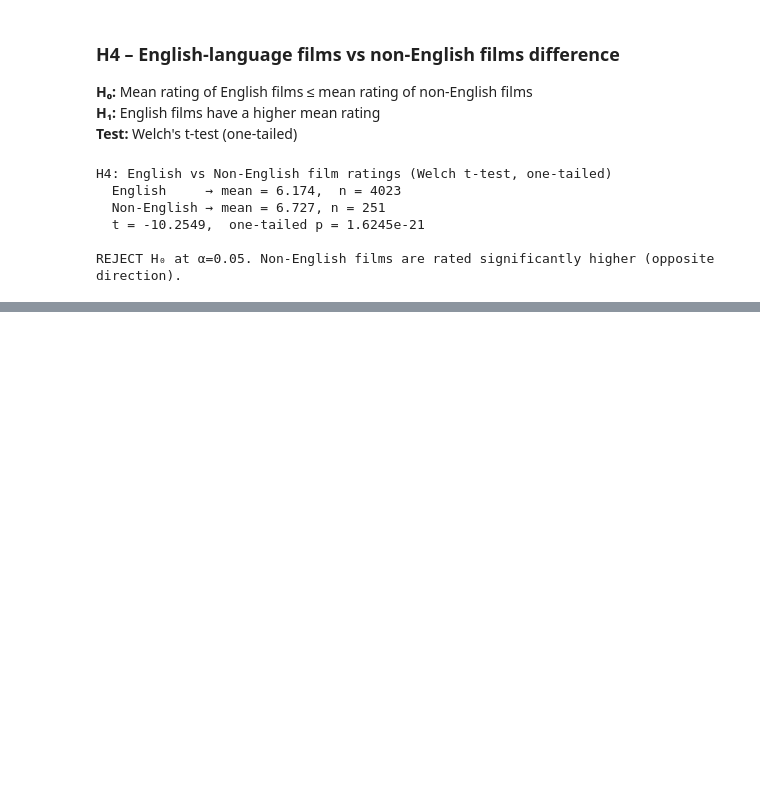
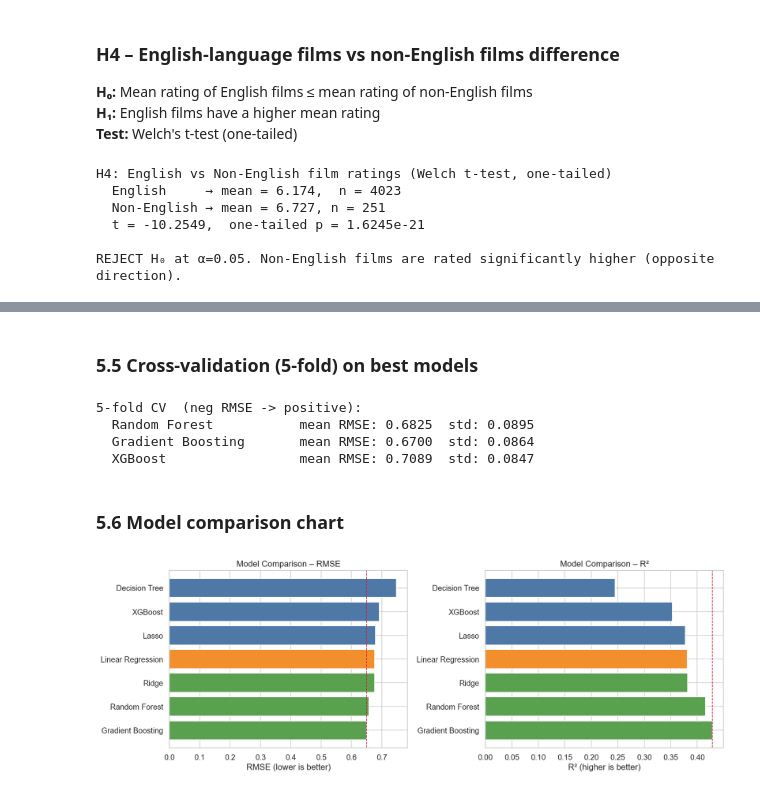
Before and after one commit to yagizmertg/DSA-Project, a Jupyter notebook: notebooks/eda.ipynb, the cells around one changed output, grey strips where cells are left out. Saved outputs shown, nothing was run; the diff lists cells and outputs as text; code cells hidden in the pictures; blank space fills up the shorter version.

```diff
--- a/notebooks/eda.ipynb
+++ b/notebooks/eda.ipynb
@@ -580,0 +637,11 @@ REJECT H₀ at α=0.05. Non-English films are rated significantly higher (opposi
+# %%
+X_train, X_test, y_train, y_test = train_test_split(
+    X, y, test_size=0.2, random_state=SEED
+)
+
+# scaled version for linear models
+scaler     = StandardScaler()
+X_train_sc = scaler.fit_transform(X_train)
+X_test_sc  = scaler.transform(X_test)
+
+print(f'Train: {X_train.shape[0]}  |  Test: {X_test.shape[0]}')
@@ -580,0 +704,43 @@ REJECT H₀ at α=0.05. Non-English films are rated significantly higher (opposi
+# %% [markdown]
+### 5.5 Cross-validation (5-fold) on best models
+# %%
+# check if tree model scores hold up under CV
+cv_models = {
+    'Random Forest':     trained['Random Forest'],
+    'Gradient Boosting': trained['Gradient Boosting'],
+    'XGBoost':           trained['XGBoost'],
+}
+
+print('5-fold CV  (neg RMSE -> positive):')
+for name, model in cv_models.items():
+    scores = cross_val_score(model, X, y, cv=5, scoring='neg_root_mean_squared_error')
+    rmse_scores = -scores
+    print(f'  {name:22s}  mean RMSE: {rmse_scores.mean():.4f}  std: {rmse_scores.std():.4f}')
+# %% [output]
+5-fold CV  (neg RMSE -> positive):
+  Random Forest           mean RMSE: 0.6825  std: 0.0895
+  Gradient Boosting       mean RMSE: 0.6700  std: 0.0864
+  XGBoost                 mean RMSE: 0.7089  std: 0.0847
+# %% [markdown]
+### 5.6 Model comparison chart
+# %%
+fig, axes = plt.subplots(1, 2, figsize=(14, 5))
+
+colors = ['#4e79a7', '#4e79a7', '#4e79a7', '#f28e2b', '#59a14f', '#59a14f', '#59a14f']
+
+results_sorted = results_df.sort_values('RMSE', ascending=True)
+
+axes[0].barh(results_sorted.index, results_sorted['RMSE'], color=colors[::-1])
+axes[0].set_xlabel('RMSE (lower is better)')
+axes[0].set_title('Model Comparison – RMSE')
+axes[0].axvline(results_sorted['RMSE'].min(), color='crimson', linestyle='--', linewidth=1)
+
+axes[1].barh(results_sorted.index, results_sorted['R²'], color=colors[::-1])
+axes[1].set_xlabel('R² (higher is better)')
+axes[1].set_title('Model Comparison – R²')
+axes[1].axvline(results_sorted['R²'].max(), color='crimson', linestyle='--', linewidth=1)
+
+plt.tight_layout()
+plt.show()
+# %% [output]
+[figure, added]
```
Also changed, not shown: parts of 20 cells of this notebook, 2 other files.
